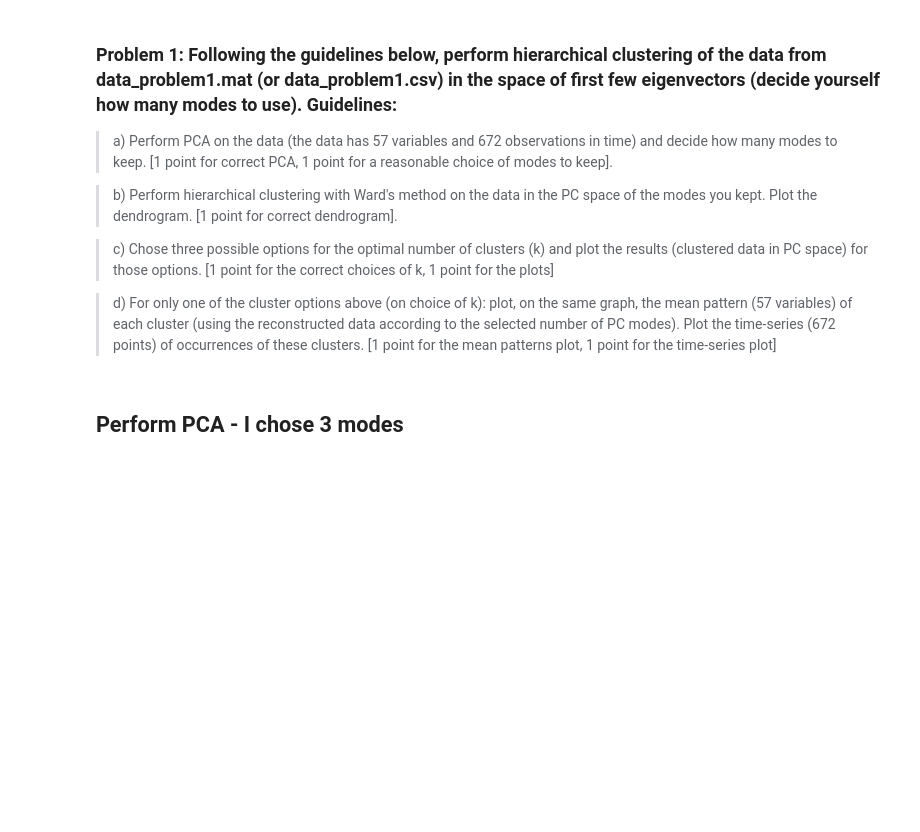
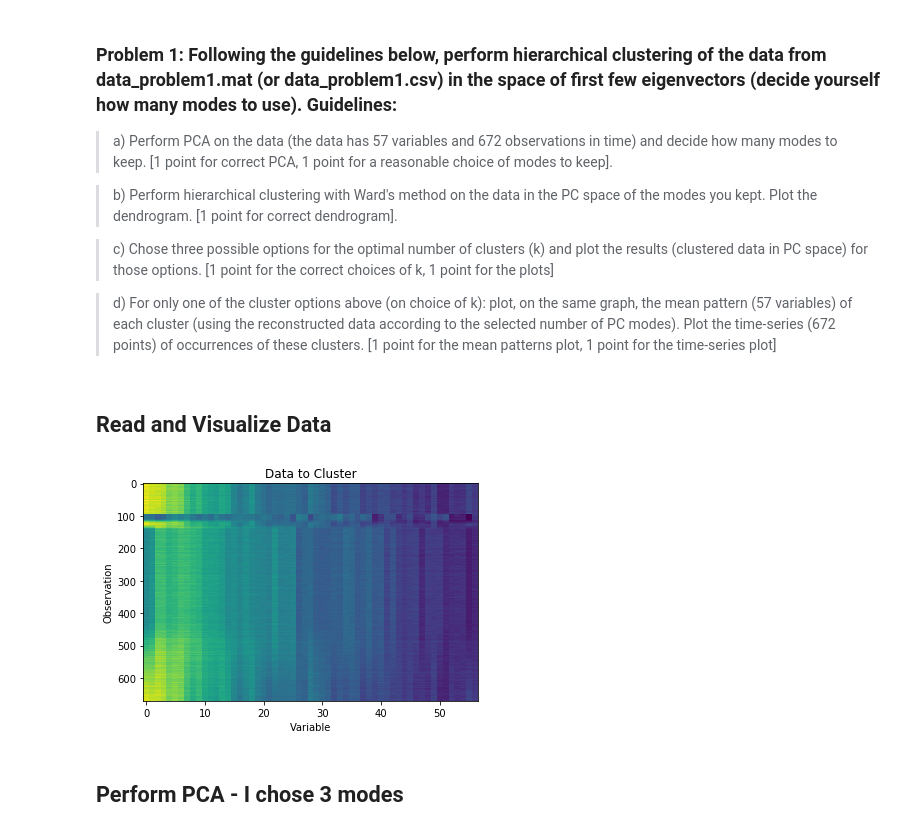
Before and after one commit to Pearl-Ayem/Geoscientific-Data-Science-and-Empirical-Modeling, a Jupyter notebook: Assignment_3/PCA and Clustering.ipynb, the cells around one changed output. Cells and saved outputs as stored; diff of their text form; code cells hidden in the pictures; blank space fills up the shorter version.

```diff
--- a/Assignment_3/PCA and Clustering.ipynb
+++ b/Assignment_3/PCA and Clustering.ipynb
@@ -24,3 +22,18 @@ df = pd.read_csv('data_problem1.csv')
+# %% [markdown]
+## Read and Visualize Data
+# %%
+df = pd.read_csv('data_problem1.csv')
+
+#visualize measurements
+
+plt.imshow(df,aspect='auto')
+plt.xlabel('Variable')
+plt.ylabel('Observation')
+plt.title('Data to Cluster')
+
+plt.show()
+# %% [output]
+[figure, added]
 # %% [markdown]
 ## Perform PCA - I chose 3 modes
 # %%
```
Also changed, not shown: parts of 7 cells of this notebook.
